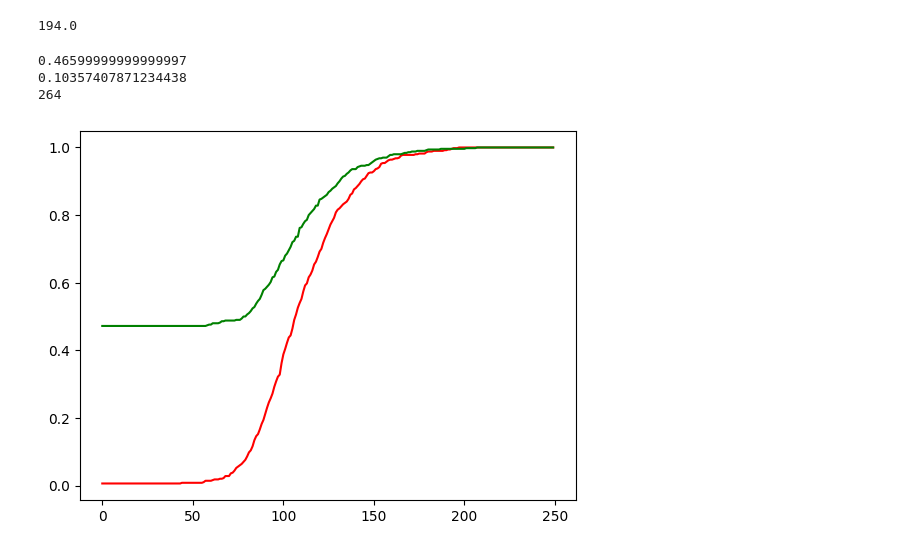
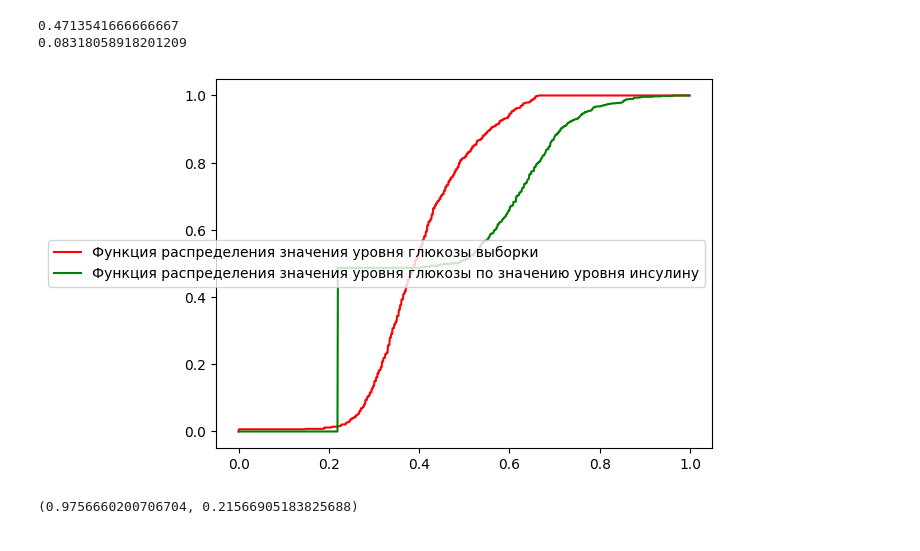
Before and after one commit to AngelicHedgehog/BMSTU-Modeling, a Jupyter notebook: hw2/hw2.ipynb, the cells around one changed output. Saved outputs shown, nothing was run; the diff lists cells and outputs as text; code cells hidden in the pictures.

```diff
--- a/hw2/hw2.ipynb
+++ b/hw2/hw2.ipynb
@@ -3,7 +3,7 @@ import numpy as np
 import pandas as pd
 from matplotlib import pyplot as plt
 # %%
-df = pd.read_csv('diabetes.csv')
+df = pd.read_csv('diabetes.csv')[['Glucose', 'Insulin']]
 
-df_first = df[df['Outcome'] == 0]
-df_second = df[df['Outcome'] == 1]
+df['Glucose'] = df['Glucose'] / 300 + 0.001
+df['Insulin'] = df['Insulin'] / 900 + 0.001
@@ -10,38 +22,36 @@ df_second = df[df['Outcome'] == 1]
 # %%
-df_target = df_first
+n = len(df)
 
-n = len(df_target)
+n_glucose = len(df['Glucose'])
+n_insulin = len(df['Insulin'])
 
-n_glucose = sum(df_target['Glucose'] > 0)
-n_insulin = sum(df_target['Insulin'] > 0)
+avg_ln_glucose = 1 / n_glucose * sum(np.log(gl_val) for gl_val in df['Glucose'])
+avg_ln_insulin = 1 / n_insulin * sum(np.log(ins_val) for ins_val in df['Insulin'])
 
-avg_ln_glucose = 1 / n_glucose * sum(np.log(gl_val) for gl_val in df_target['Glucose'] if gl_val > 0)
-avg_ln_insulin = 1 / n_insulin * sum(np.log(ins_val) for ins_val in df_target['Insulin'] if ins_val > 0)
-
-S_2_glucose = 1 / n_glucose * sum((np.log(gl_val) - avg_ln_glucose) ** 2 for gl_val in df_target['Glucose'] if gl_val > 0)
-S_2_insulin = 1 / n_insulin * sum((np.log(ins_val) - avg_ln_insulin) ** 2 for ins_val in df_target['Insulin'] if ins_val > 0)
+S_2_glucose = 1 / n_glucose * sum((np.log(gl_val) - avg_ln_glucose) ** 2 for gl_val in df['Glucose'])
+S_2_insulin = 1 / n_insulin * sum((np.log(ins_val) - avg_ln_insulin) ** 2 for ins_val in df['Insulin'])
 
 beta_ = (S_2_glucose / S_2_insulin) ** .5
 alpha_ = np.exp(avg_ln_glucose - beta_ * avg_ln_insulin)
-# %% [output]
-194.0
 # %%
-df_target = df_first
+fact_distribution_glucose = lambda x: sum(df['Glucose'] <= x) / len(df)
+pred_distribution_glucose = lambda x: sum((alpha_ * df['Insulin'] ** beta_) <= x) / len(df)
 
-fact_distribution_glucose = lambda x: sum(df_target['Glucose'] <= x) / len(df_target)
-pred_distribution_glucose = lambda x: sum((alpha_ * df_target['Insulin'] ** beta_) <= x) / len(df_target)
-
-x = np.arange(0, 250, 1)
+x = np.arange(0, 1, 0.001)
 
 plt.plot(x, [fact_distribution_glucose(i) for i in x], color='red', label='Функция распределения значения уровня глюкозы выборки')
 plt.plot(x, [pred_distribution_glucose(i) for i in x], color='green', label='Функция распределения значения уровня глюкозы по значению уровня инсулину')
 
 print(max([abs(fact_distribution_glucose(i) - pred_distribution_glucose(i)) for i in x]))
-# print(1.36 * ((n_glucose + n_insulin) / (n_glucose * n_insulin)) ** .5)
+print(1.63 * ((n_glucose + n_insulin) / (n_glucose * n_insulin)) ** .5)
 
+plt.legend()
 plt.show()
 # %% [output]
-0.46599999999999997
-0.10357407871234438
-264
+0.4713541666666667
+0.08318058918201209
-[figure, old version]
+[figure, new version]
+# %%
+alpha_, beta_
+# %% [output]
+(0.9756660200706704, 0.21566905183825688)
```
Also changed, not shown: parts of 3 cells of this notebook, 2 other files.
